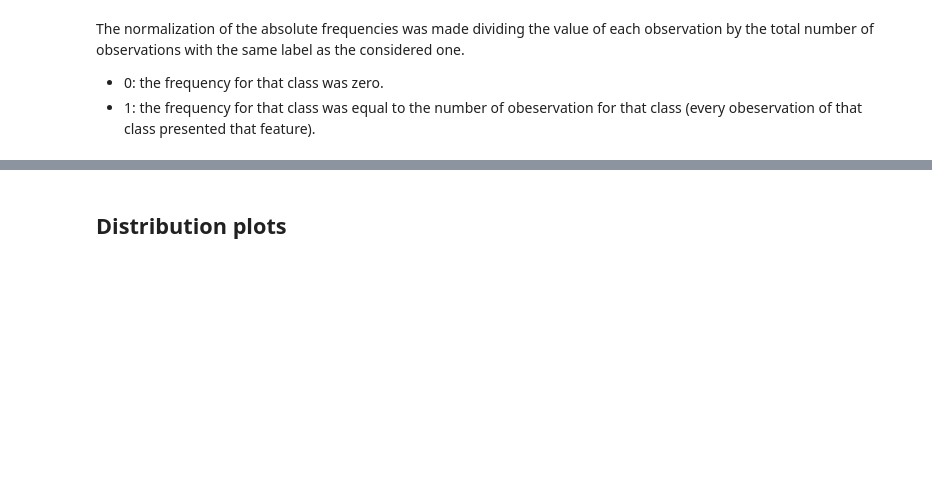
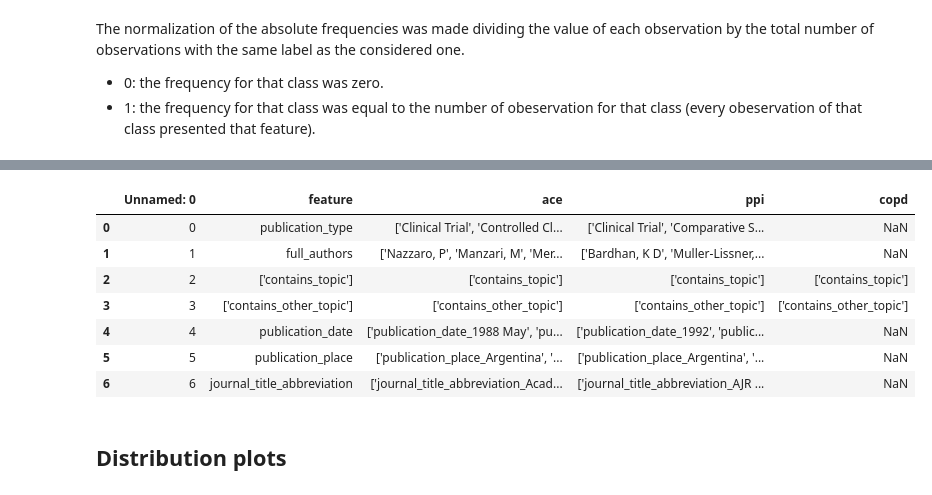
Before and after one commit to aliromagnoli/Baseline-Text-Classification, a Jupyter notebook: Dataset_statistics_by_class.ipynb, the cells around one changed output, grey strips where cells are left out. Saved outputs shown, nothing was run; the diff lists cells and outputs as text; code cells hidden in the pictures; blank space fills up the shorter version.

```diff
--- a/Dataset_statistics_by_class.ipynb
+++ b/Dataset_statistics_by_class.ipynb
@@ -142,2 +194,13 @@ display(df.head())
+# %%
+col_names
+# %% [output]
+|  | Unnamed: 0 | feature | ace | ppi | copd |
+| 0 | 0 | publication_type | ['Clinical Trial', 'Controlled Cl... | ['Clinical Trial', 'Comparative S... | NaN |
+| 1 | 1 | full_authors | ['Nazzaro, P', 'Manzari, M', 'Mer... | ['Bardhan, K D', 'Muller-Lissner,... | NaN |
+| 2 | 2 | ['contains_topic'] | ['contains_topic'] | ['contains_topic'] | ['contains_topic'] |
+| 3 | 3 | ['contains_other_topic'] | ['contains_other_topic'] | ['contains_other_topic'] | ['contains_other_topic'] |
+| 4 | 4 | publication_date | ['publication_date_1988 May', 'pu... | ['publication_date_1992', 'public... | NaN |
+| 5 | 5 | publication_place | ['publication_place_Argentina', '... | ['publication_place_Argentina', '... | NaN |
+| 6 | 6 | journal_title_abbreviation | ['journal_title_abbreviation_Acad... | ['journal_title_abbreviation_AJR ... | NaN |
 # %% [markdown]
 ## Distribution plots
```
Also changed, not shown: parts of 20 cells of this notebook, 1 other file.
